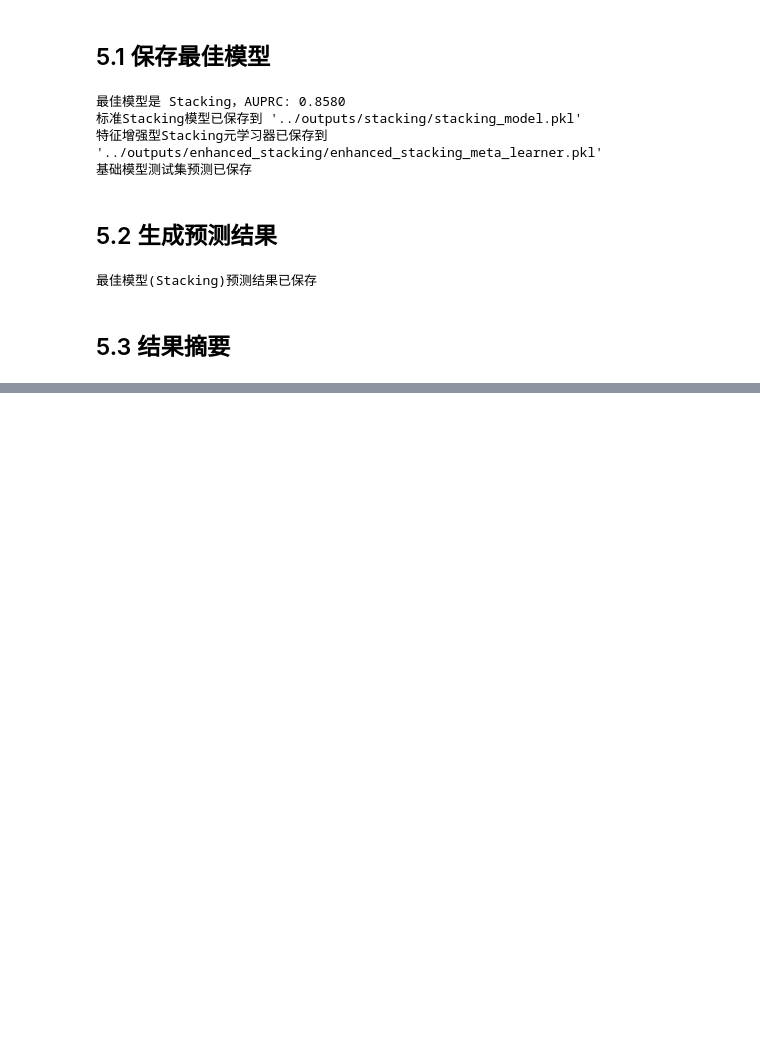
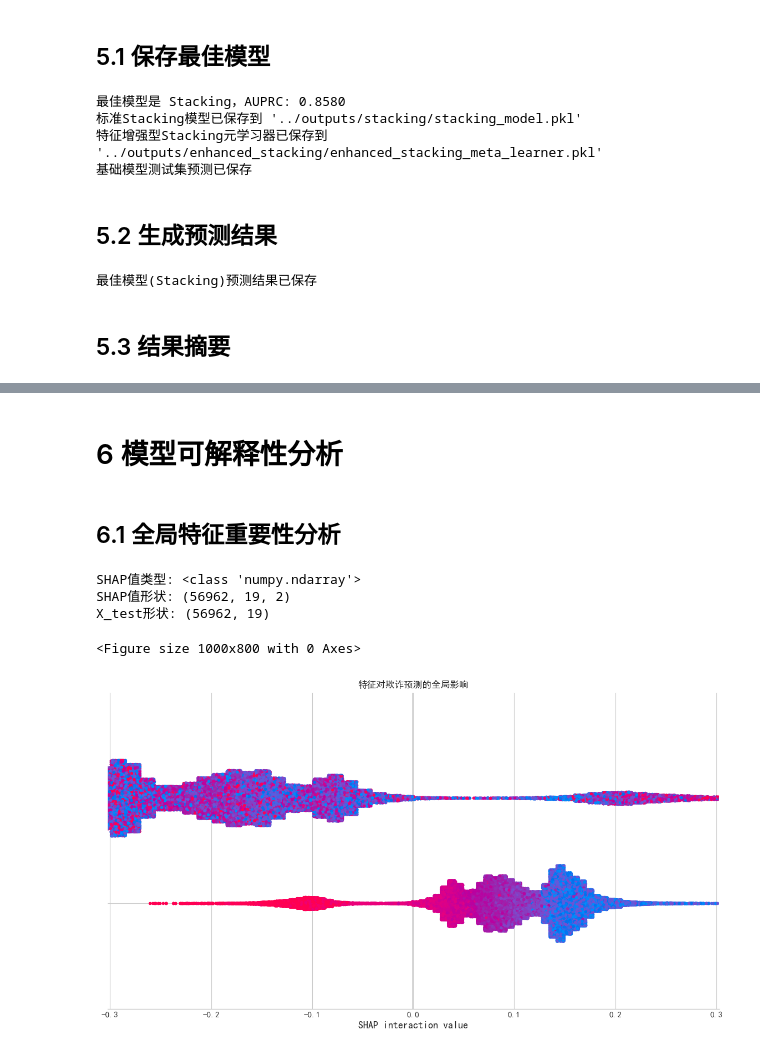
Before and after one commit to PinmogeJoshua/CreditCardFraudDetection, a Jupyter notebook: notebooks/stacking.ipynb, the cells around one changed output, grey strips where cells are left out. Saved outputs shown, nothing was run; the diff lists cells and outputs as text; code cells hidden in the pictures; blank space fills up the shorter version.

```diff
--- a/notebooks/stacking.ipynb
+++ b/notebooks/stacking.ipynb
@@ -719,3 +719,43 @@ print("4. 考虑采用自适应阈值或代价敏感学习方法，进一步优
 2. 为不同类型的欺诈构建专门的模型，然后进行集成
 3. 基于时间窗口或特征重要性进行特征工程，提高模型性能
 4. 考虑采用自适应阈值或代价敏感学习方法，进一步优化模型
+# %% [markdown]
+# 6 模型可解释性分析
+# %% [markdown]
+## 6.1 全局特征重要性分析
+# %%
+import shap
+
+# 创建SHAP解释器
+explainer = shap.TreeExplainer(rf_model)  # 使用随机森林模型作为基础解释器
+shap_values = explainer.shap_values(X_test)
+# %%
+# 检查SHAP值的结构
+print(f"SHAP值类型: {type(shap_values)}")
+if isinstance(shap_values, list):
+    print(f"SHAP值列表长度: {len(shap_values)}")
+    for i, sv in enumerate(shap_values):
+        print(f"SHAP值[{i}]形状: {sv.shape}")
+else:
+    print(f"SHAP值形状: {shap_values.shape}")
+print(f"X_test形状: {X_test.shape}")
+# %% [output]
+SHAP值类型: <class 'numpy.ndarray'>
+SHAP值形状: (56962, 19, 2)
+X_test形状: (56962, 19)
+# %%
+# 使用正确的SHAP值进行可视化
+plt.figure(figsize=(10, 8))
+if isinstance(shap_values, list) and len(shap_values) == 2:
+    # 二分类情况，使用正类的SHAP值
+    shap.summary_plot(shap_values[1], X_test, plot_type="bar", show=False)
+else:
+    # 单一SHAP值数组情况
+    shap.summary_plot(shap_values, X_test, plot_type="bar", show=False)
+plt.title("特征对欺诈预测的全局影响")
+plt.tight_layout()
+plt.savefig('../outputs/visualization/shap/shap_feature_importance.png', dpi=300, bbox_inches='tight')
+plt.show()
+# %% [output]
+<Figure size 1000x800 with 0 Axes>
+[figure, added]
```
Also changed, not shown: parts of 11 cells of this notebook, 9 other files.
